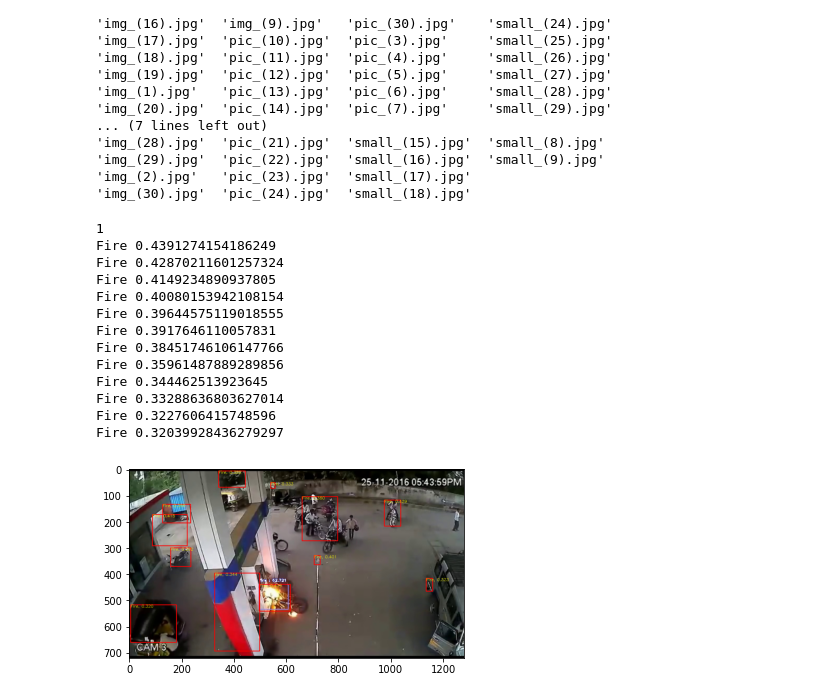
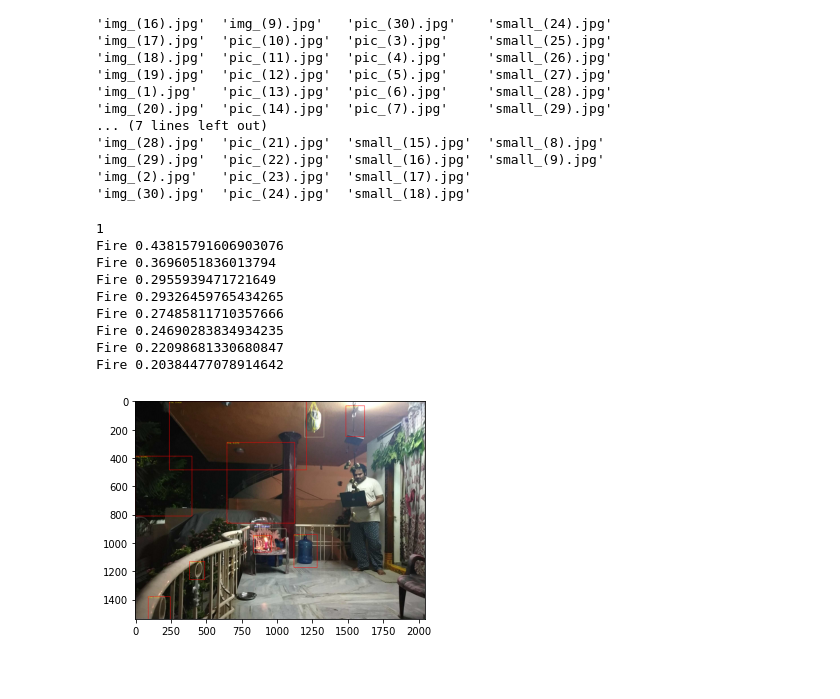
Before and after one commit to papasanimohansrinivas/efficientdet_fire_detection, a Jupyter notebook: Welcome_to_Colaboratory (5).ipynb, the cells around one changed output. Cells and saved outputs as stored; diff of their text form; code cells hidden in the pictures; blank space fills up the shorter version.

```diff
--- a/Welcome_to_Colaboratory (5).ipynb
+++ b/Welcome_to_Colaboratory (5).ipynb
@@ -180,17 +201,18 @@ import numpy as np
 from efficientdet.utils import BBoxTransform, ClipBoxes
 from utils.utils import preprocess, invert_affine, postprocess
 
-compound_coef = 0
-force_input_size = 1920  # set None to use default size
-img_path = 'datasets/detr_dataset/val2017/img_(12).jpg'
-img_path ='/content/Yet-Another-EfficientDet-Pytorch/pic_(96).jpg'
-img_path = '/content/Yet-Another-EfficientDet-Pytorch/08_08_2020_2.jpg'
-img_path ='/content/Yet-Another-EfficientDet-Pytorch/13.jpg'
+compound_coef = 4
+force_input_size = None  # set None to use default size
+#img_path = 'datasets/detr_dataset/val2017/img_(9).jpg'
+img_path = '/content/Yet-Another-EfficientDet-Pytorch/38.jpg'
+#img_path ='/content/Yet-Another-EfficientDet-Pytorch/pic_(96).jpg'
+#img_path = '/content/Yet-Another-EfficientDet-Pytorch/08_08_2020_2.jpg'
+#img_path ='/content/Yet-Another-EfficientDet-Pytorch/13.jpg'
 # img_path = '/content/Yet-Another-EfficientDet-Pytorch/34.jpg'
 # img_path = '/content/Yet-Another-EfficientDet-Pytorch/output000001.jpeg'
 
-threshold = 0.3
-iou_threshold = 0.3
+threshold = 0.2
+iou_threshold = 0.2
 
 use_cuda = False
 use_float16 = False
@@ -217,7 +239,7 @@ model = EfficientDetBackbone(compound_coef=compound_coef, num_classes=len(obj_li
                              ratios=[(1.0, 1.0), (1.4, 0.7), (0.7, 1.4)],
                              scales=[2 ** 0, 2 ** (1.0 / 3.0), 2 ** (2.0 / 3.0)])
 
-model.load_state_dict(torch.load('logs/detr_dataset/'+'efficientdet-d0_99_1200.pth'))
+model.load_state_dict(torch.load('logs/detr_dataset/'+'efficientdet-d4_99_2200.pth'))
 model.requires_grad_(False)
 model.eval()
 
@@ -229,44 +251,40 @@ if use_float16:
 with torch.no_grad():
     features, regression, classification, anchors = model(x)
 
     regressBoxes = BBoxTransform()
     clipBoxes = ClipBoxes()
 
     out = postprocess(x,
                       anchors, regression, classification,
                       regressBoxes, clipBoxes,
                       threshold, iou_threshold)
 
 out = invert_affine(framed_metas, out)
 
 for i in range(len(ori_imgs)):
     if len(out[i]['rois']) == 0:
         continue
     ori_imgs[i] = ori_imgs[i].copy()
     for j in range(len(out[i]['rois'])):
         (x1, y1, x2, y2) = out[i]['rois'][j].astype(np.int)
         cv2.rectangle(ori_imgs[i], (x1, y1), (x2, y2), (255, 0, 0), 2)
         obj = obj_list[out[i]['class_ids'][j]]
         score = float(out[i]['scores'][j])
         print(obj,score)
         # if score>0.55:
         cv2.putText(ori_imgs[i], '{}, {:.3f}'.format(obj, score),
                     (x1, y1 + 10), cv2.FONT_HERSHEY_SIMPLEX, 0.5,
                     (255, 255, 0), 1)
         plt.imshow(ori_imgs[i])
 # %% [output]
 1
-Fire 0.4391274154186249
-Fire 0.42870211601257324
-Fire 0.4149234890937805
-Fire 0.40080153942108154
-Fire 0.39644575119018555
-Fire 0.3917646110057831
-Fire 0.38451746106147766
-Fire 0.35961487889289856
-Fire 0.344462513923645
-Fire 0.33288636803627014
-Fire 0.3227606415748596
-Fire 0.32039928436279297
+Fire 0.43815791606903076
+Fire 0.3696051836013794
+Fire 0.2955939471721649
+Fire 0.29326459765434265
+Fire 0.27485811710357666
+Fire 0.24690283834934235
+Fire 0.22098681330680847
+Fire 0.20384477078914642
-[figure, old version]
+[figure, new version]
 # %%
```
Also changed, not shown: parts of 5 cells of this notebook.
